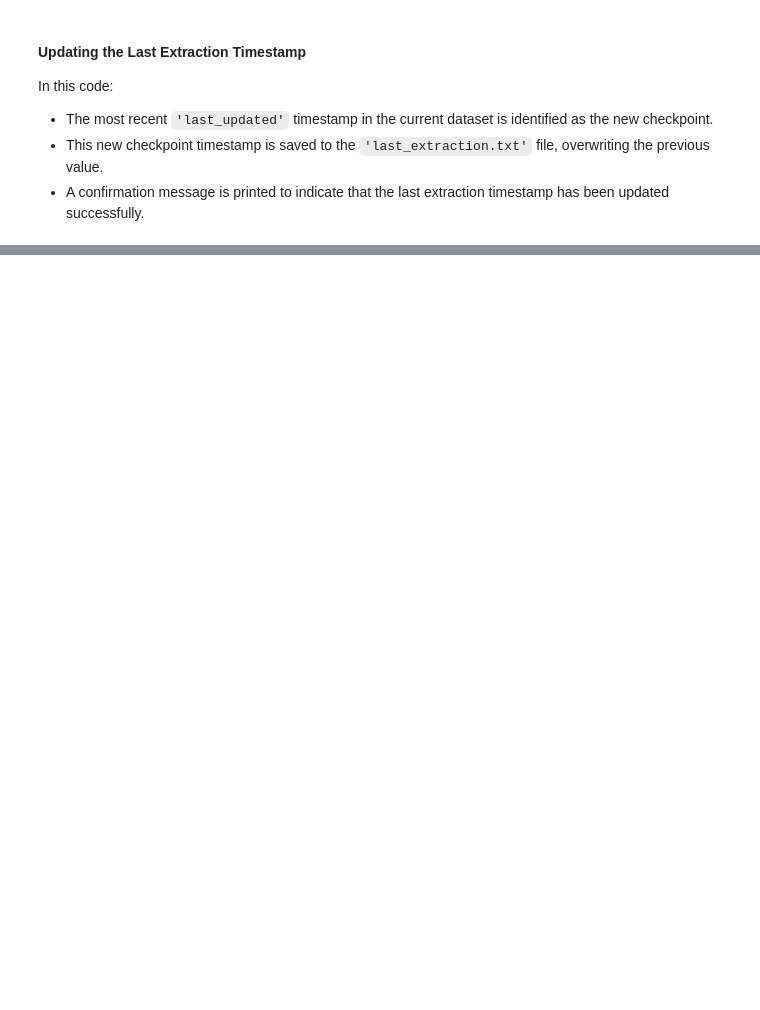
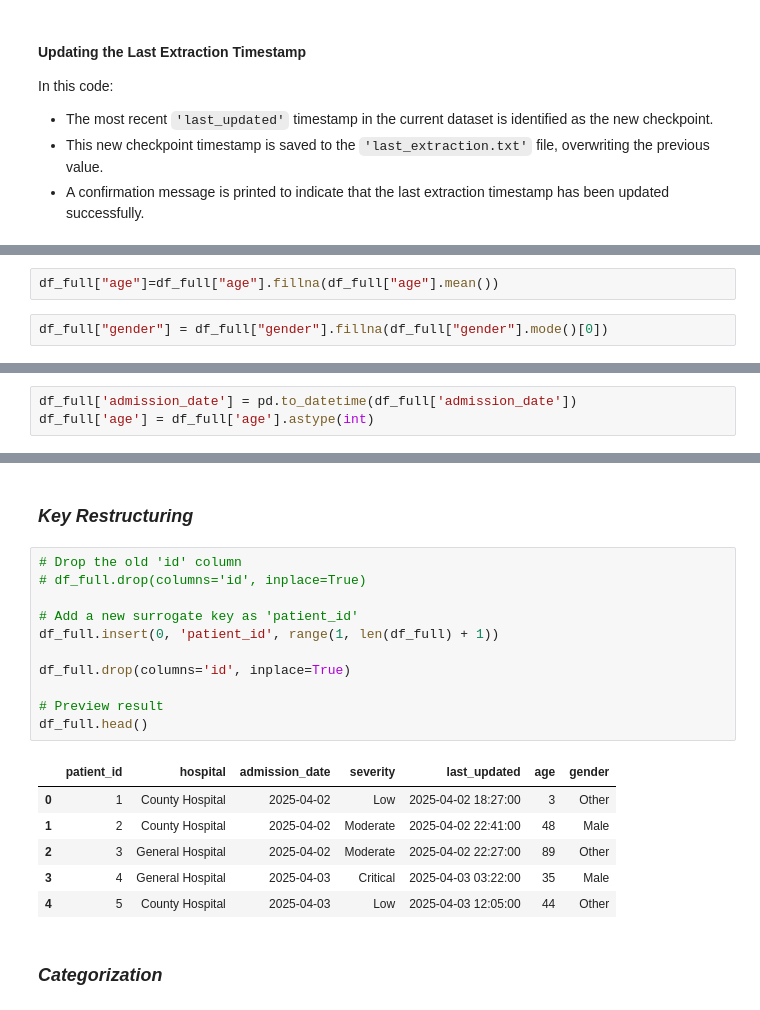
Before and after one commit to ibtj21/ETL_Extract_HanaGashaw_670555, a Jupyter notebook: etl_extract.ipynb, the cells around one changed output, grey strips where cells are left out. Drawn from its saved outputs; the diff is of its cells as text; blank space fills up the shorter version.

```diff
--- a/etl_extract.ipynb
+++ b/etl_extract.ipynb
@@ -164,0 +226,4 @@ Updated last_extraction.txt to 2025-05-31 15:47:00
+# %%
+df_full["age"]=df_full["age"].fillna(df_full["age"].mean())
+# %%
+df_full["gender"] = df_full["gender"].fillna(df_full["gender"].mode()[0])
@@ -164,0 +241,3 @@ Updated last_extraction.txt to 2025-05-31 15:47:00
+# %%
+df_full['admission_date'] = pd.to_datetime(df_full['admission_date'])
+df_full['age'] = df_full['age'].astype(int)
@@ -164,0 +261,22 @@ Updated last_extraction.txt to 2025-05-31 15:47:00
+# %% [markdown]
+### *Key Restructuring*
+# %%
+# Drop the old 'id' column
+# df_full.drop(columns='id', inplace=True)
+
+# Add a new surrogate key as 'patient_id'
+df_full.insert(0, 'patient_id', range(1, len(df_full) + 1))
+
+df_full.drop(columns='id', inplace=True)
+
+# Preview result
+df_full.head()
+# %% [output]
+|  | patient_id | hospital | admission_date | severity | last_updated | age | gender |
+| 0 | 1 | County Hospital | 2025-04-02 | Low | 2025-04-02 18:27:00 | 3 | Other |
+| 1 | 2 | County Hospital | 2025-04-02 | Moderate | 2025-04-02 22:41:00 | 48 | Male |
+| 2 | 3 | General Hospital | 2025-04-02 | Moderate | 2025-04-02 22:27:00 | 89 | Other |
+| 3 | 4 | General Hospital | 2025-04-03 | Critical | 2025-04-03 03:22:00 | 35 | Male |
+| 4 | 5 | County Hospital | 2025-04-03 | Low | 2025-04-03 12:05:00 | 44 | Other |
+# %% [markdown]
+### *Categorization*
```
Also changed, not shown: parts of 31 cells of this notebook, 4 other files.
